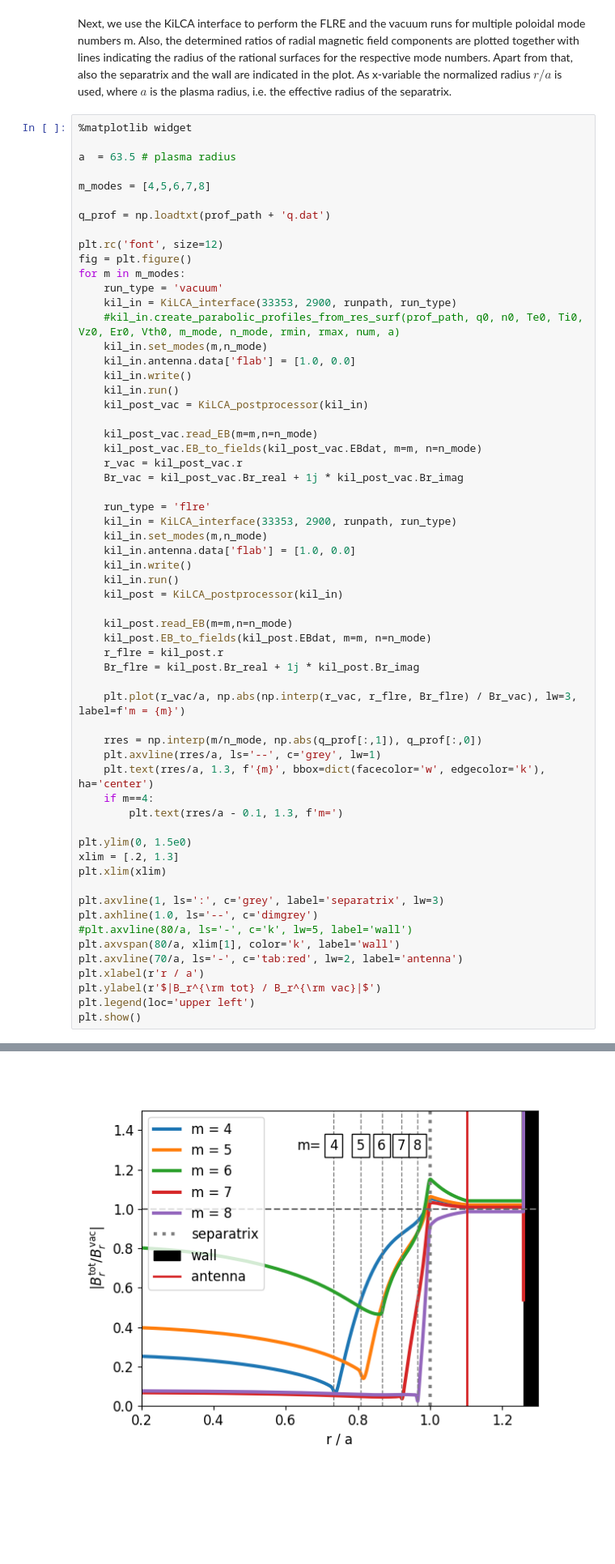
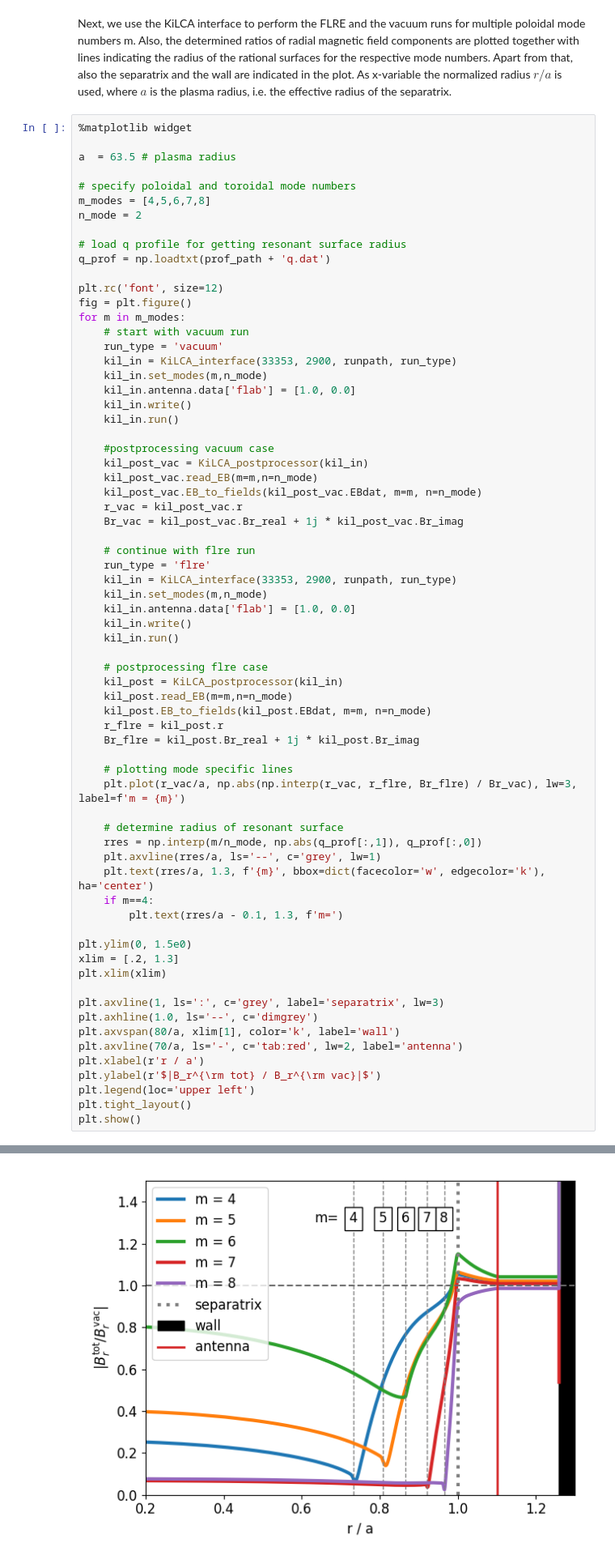
Before and after one commit to itpplasma/KAMEL, a Jupyter notebook: python/kilca_interface/tutorial/example.ipynb, the cells around one changed output, grey strips where cells are left out. Shown at 81% size. Cells and saved outputs as stored; diff of their text form; blank space fills up the shorter version.

Commit message:
Edited the tutorial of the KiLCA interface. Added profile plotting routine to KiLCA interface. Added KiLCA documentation of Philipp.

```diff
--- a/python/kilca_interface/tutorial/example.ipynb
+++ b/python/kilca_interface/tutorial/example.ipynb
@@ -25,42 +25,50 @@ Next, we use the KiLCA interface to perform the FLRE and the vacuum runs for mul
 
 a  = 63.5 # plasma radius
 
+# specify poloidal and toroidal mode numbers
 m_modes = [4,5,6,7,8]
+n_mode = 2
 
+# load q profile for getting resonant surface radius
 q_prof = np.loadtxt(prof_path + 'q.dat')
 
 plt.rc('font', size=12)
 fig = plt.figure()
 for m in m_modes:
+    # start with vacuum run
     run_type = 'vacuum'
     kil_in = KiLCA_interface(33353, 2900, runpath, run_type)
-    #kil_in.create_parabolic_profiles_from_res_surf(prof_path, q0, n0, Te0, Ti0, Vz0, Er0, Vth0, m_mode, n_mode, rmin, rmax, num, a)
     kil_in.set_modes(m,n_mode)
     kil_in.antenna.data['flab'] = [1.0, 0.0]
     kil_in.write()
     kil_in.run()
+
+    #postprocessing vacuum case
     kil_post_vac = KiLCA_postprocessor(kil_in)
-
     kil_post_vac.read_EB(m=m,n=n_mode)
     kil_post_vac.EB_to_fields(kil_post_vac.EBdat, m=m, n=n_mode)
     r_vac = kil_post_vac.r
     Br_vac = kil_post_vac.Br_real + 1j * kil_post_vac.Br_imag
 
+    # continue with flre run
     run_type = 'flre'
     kil_in = KiLCA_interface(33353, 2900, runpath, run_type)
     kil_in.set_modes(m,n_mode)
     kil_in.antenna.data['flab'] = [1.0, 0.0]
     kil_in.write()
     kil_in.run()
+
+    # postprocessing flre case
     kil_post = KiLCA_postprocessor(kil_in)
-
     kil_post.read_EB(m=m,n=n_mode)
     kil_post.EB_to_fields(kil_post.EBdat, m=m, n=n_mode)
     r_flre = kil_post.r
     Br_flre = kil_post.Br_real + 1j * kil_post.Br_imag
 
+    # plotting mode specific lines
     plt.plot(r_vac/a, np.abs(np.interp(r_vac, r_flre, Br_flre) / Br_vac), lw=3, label=f'm = {m}')
 
+    # determine radius of resonant surface
     rres = np.interp(m/n_mode, np.abs(q_prof[:,1]), q_prof[:,0])
     plt.axvline(rres/a, ls='--', c='grey', lw=1)
     plt.text(rres/a, 1.3, f'{m}', bbox=dict(facecolor='w', edgecolor='k'), ha='center')
@@ -73,12 +81,12 @@ plt.xlim(xlim)
 
 plt.axvline(1, ls=':', c='grey', label='separatrix', lw=3)
 plt.axhline(1.0, ls='--', c='dimgrey')
-#plt.axvline(80/a, ls='-', c='k', lw=5, label='wall')
 plt.axvspan(80/a, xlim[1], color='k', label='wall')
 plt.axvline(70/a, ls='-', c='tab:red', lw=2, label='antenna')
 plt.xlabel(r'r / a')
 plt.ylabel(r'$|B_r^{\rm tot} / B_r^{\rm vac}|$')
 plt.legend(loc='upper left')
+plt.tight_layout()
 plt.show()
 # %% [output]
 Machine setting: AUG
@@ -94,10 +102,10 @@ KiLCA interface was parsed
     run type  : vacuum
     machine   : AUG
 ... (164 lines left out)
     m = 5    n = 2
     m = 6    n = 2
     m = 7    n = 2
     m = 8    n = 2
-[figure, old version]
+[figure, new version]
 # %% [markdown]
 The figure shows that the smallest shielding is for the poloidal mode number $m=6$ since in this case the ratio of radial magnetic field components is maximal at the rational surface.
```
Also changed, not shown: parts of 2 cells of this notebook, 3 other files.
